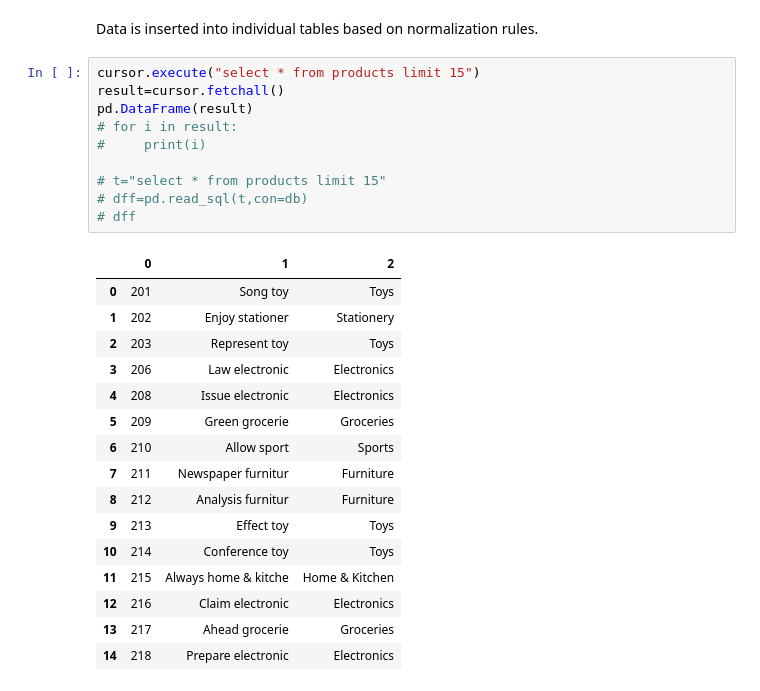
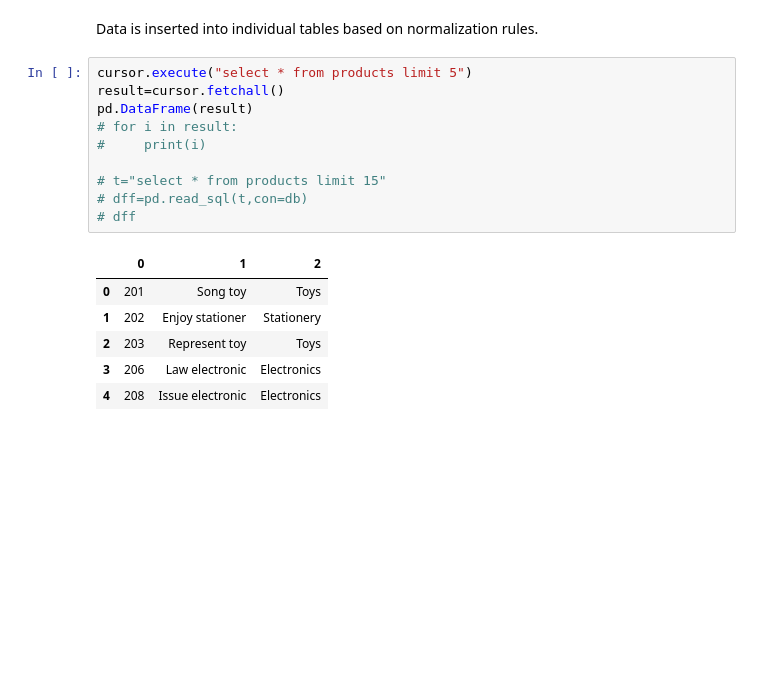
Before and after one commit to BaluPavanteja/P0, a Jupyter notebook: P0-Copy1.ipynb, the cells around one changed output. Cells and saved outputs as stored; diff of their text form; blank space fills up the shorter version.

```diff
--- a/P0-Copy1.ipynb
+++ b/P0-Copy1.ipynb
@@ -464,29 +490,19 @@ cursor=db.cursor()
 # %% [markdown]
 Data is inserted into individual tables based on normalization rules.
 # %%
-cursor.execute("select * from products limit 15")
+cursor.execute("select * from products limit 5")
 result=cursor.fetchall()
 pd.DataFrame(result)
 # for i in result:
 #     print(i)
 
 # t="select * from products limit 15"
 # dff=pd.read_sql(t,con=db)
 # dff
 # %% [output]
 |  | 0 | 1 | 2 |
 | 0 | 201 | Song toy | Toys |
 | 1 | 202 | Enjoy stationer | Stationery |
 | 2 | 203 | Represent toy | Toys |
 | 3 | 206 | Law electronic | Electronics |
 | 4 | 208 | Issue electronic | Electronics |
-| 5 | 209 | Green grocerie | Groceries |
-| 6 | 210 | Allow sport | Sports |
-| 7 | 211 | Newspaper furnitur | Furniture |
-| 8 | 212 | Analysis furnitur | Furniture |
-| 9 | 213 | Effect toy | Toys |
-| 10 | 214 | Conference toy | Toys |
-| 11 | 215 | Always home & kitche | Home & Kitchen |
-| 12 | 216 | Claim electronic | Electronics |
-| 13 | 217 | Ahead grocerie | Groceries |
-| 14 | 218 | Prepare electronic | Electronics |
```
Also changed, not shown: parts of 5 cells of this notebook.
